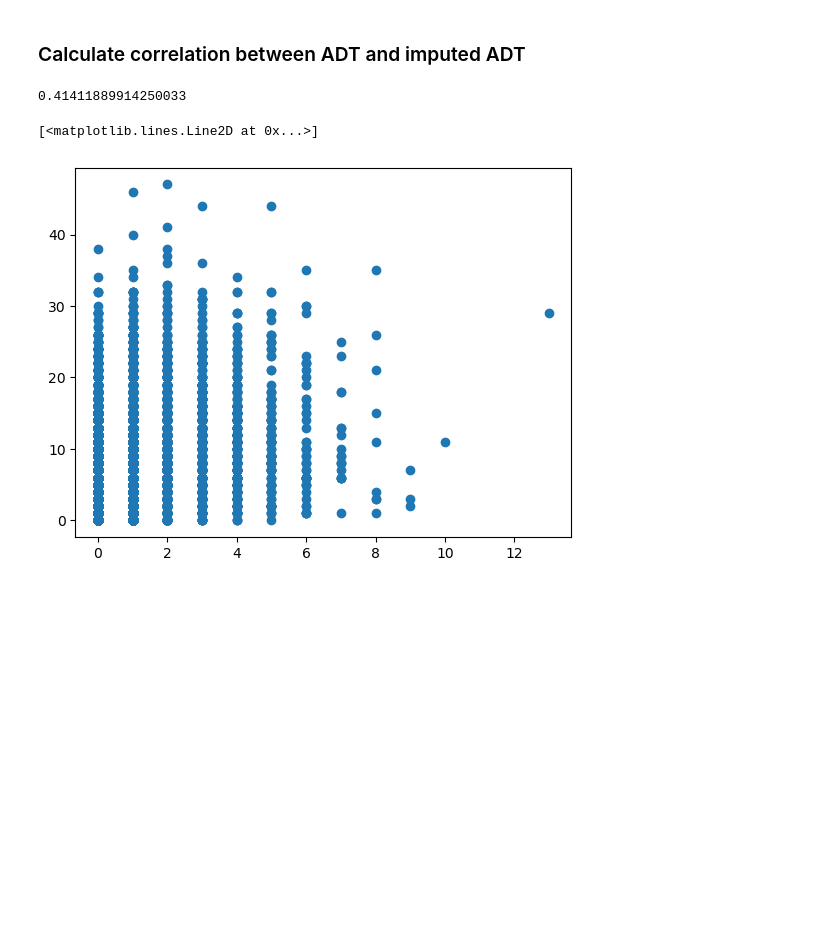
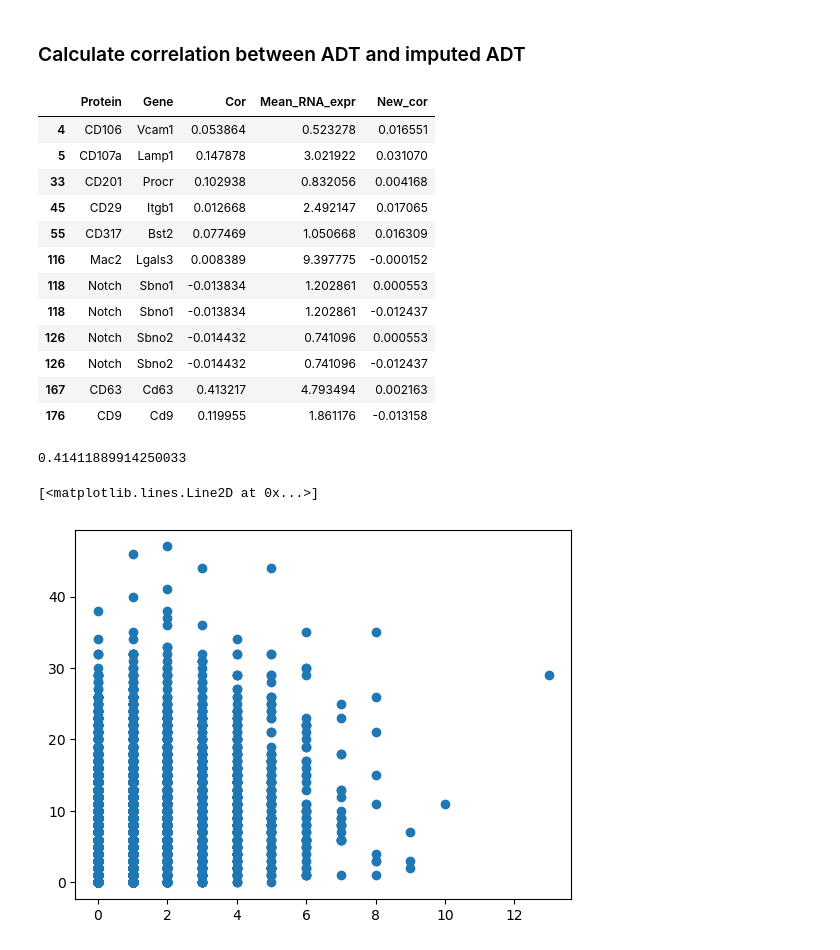
Before and after one commit to reliscu/chronocell_janssens_2025_preprint, a Jupyter notebook: 07_imputed_vs_ADT.ipynb, the cells around one changed output. Cells and saved outputs as stored; diff of their text form; code cells hidden in the pictures; blank space fills up the shorter version.

```diff
--- a/07_imputed_vs_ADT.ipynb
+++ b/07_imputed_vs_ADT.ipynb
@@ -37,6 +50,32 @@ True
 # %%
 expr_ADT_subset = expr_ADT.loc[:, orig_corr['Protein']]
 # %%
-expr_ADT_imputed.columns = orig_corr['Protein']
+# expr_ADT_imputed.columns = orig_corr['Protein']
 # %%
 new_corr = expr_ADT_imputed.corrwith(expr_ADT)
+# %%
+corrs_df = (
+    orig_corr
+    .merge(
+        new_corr.rename("New_cor").to_frame(),
+        left_on="Protein",
+        right_index=True,
+        how="inner"   # use "left" if you want to keep all rows of orig_corr
+    )
+)
+# %%
+corrs_df
+# %% [output]
+|  | Protein | Gene | Cor | Mean_RNA_expr | New_cor |
+| 4 | CD106 | Vcam1 | 0.053864 | 0.523278 | 0.016551 |
+| 5 | CD107a | Lamp1 | 0.147878 | 3.021922 | 0.031070 |
+| 33 | CD201 | Procr | 0.102938 | 0.832056 | 0.004168 |
+| 45 | CD29 | Itgb1 | 0.012668 | 2.492147 | 0.017065 |
+| 55 | CD317 | Bst2 | 0.077469 | 1.050668 | 0.016309 |
+| 116 | Mac2 | Lgals3 | 0.008389 | 9.397775 | -0.000152 |
+| 118 | Notch | Sbno1 | -0.013834 | 1.202861 | 0.000553 |
+| 118 | Notch | Sbno1 | -0.013834 | 1.202861 | -0.012437 |
+| 126 | Notch | Sbno2 | -0.014432 | 0.741096 | 0.000553 |
+| 126 | Notch | Sbno2 | -0.014432 | 0.741096 | -0.012437 |
+| 167 | CD63 | Cd63 | 0.413217 | 4.793494 | 0.002163 |
+| 176 | CD9 | Cd9 | 0.119955 | 1.861176 | -0.013158 |
```
Also changed, not shown: parts of 4 cells of this notebook, 3 other files.
